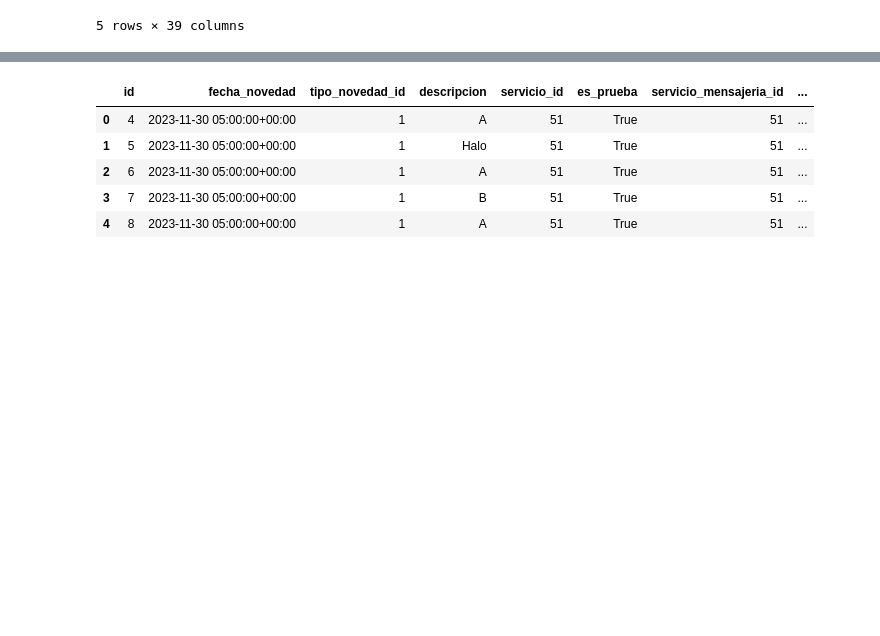
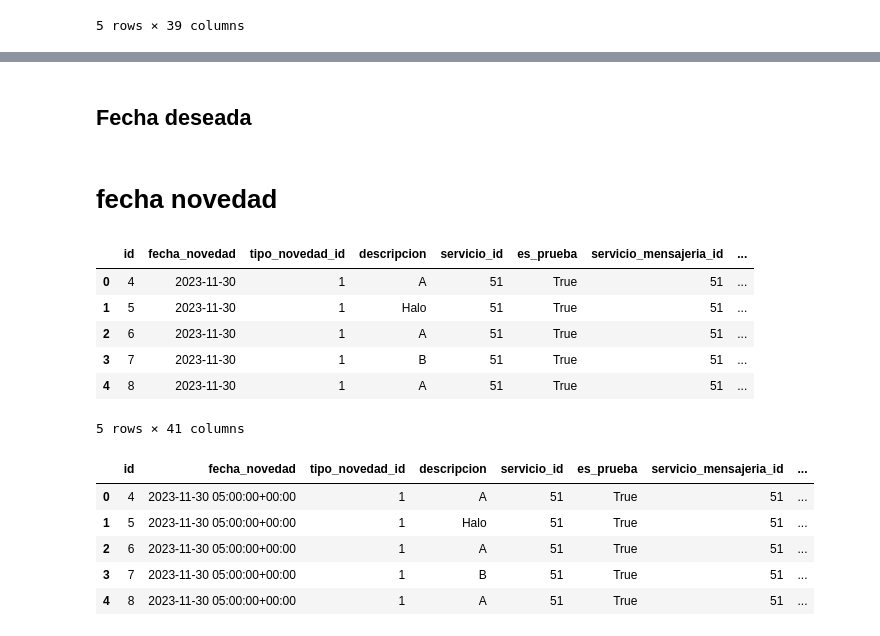
Before and after one commit to NathaMoraHSB/ETL-RapidosYFuriosos, a Jupyter notebook: notebooks/trans_novedades.ipynb, the cells around one changed output, grey strips where cells are left out. Cells and saved outputs as stored; diff of their text form; code cells hidden in the pictures; blank space fills up the shorter version.

```diff
--- a/notebooks/trans_novedades.ipynb
+++ b/notebooks/trans_novedades.ipynb
@@ -204,3 +225,48 @@ MemoryError: Unable to allocate 80.5 GiB for an array with shape (10799308800,)
+# %% [markdown]
+## Fecha deseada
+# %%
+# Convertir fecha_deseada y fecha_completa a formato datetime64[ns] si no se ha hecho ya
+df_datamart['fecha_deseada'] = pd.to_datetime(df_datamart['fecha_deseada'])
+df_dim_fecha['fecha_completa'] = pd.to_datetime(df_dim_fecha['fecha_completa'])
+
+# Realizar el merge para obtener key_dim_fecha correspondiente a cada fecha_deseada
+df_datamart = df_datamart.merge(df_dim_fecha[['fecha_completa', 'key_dim_fecha']],
+                                left_on='fecha_deseada',
+                                right_on='fecha_completa',
+                                how='left')
+
+# Renombrar la columna key_dim_fecha a key_dim_fecha_deseada y eliminar la columna fecha_completa
+df_datamart.rename(columns={'key_dim_fecha': 'key_dim_fecha_deseada'}, inplace=True)
+df_datamart.drop(columns=['fecha_completa', 'fecha_deseada'], inplace=True)
+# %% [markdown]
+# fecha novedad
+# %%
+# Convertir fecha_novedad a formato datetime64[ns] y extraer solo la fecha
+df_datamart['fecha_novedad'] = pd.to_datetime(df_datamart['fecha_novedad']).dt.normalize()  # Esto ajusta solo a la fecha
+
+# Extraer solo la hora en una nueva columna
+df_datamart['hora_novedad'] = pd.to_datetime(df_datamart['fecha_novedad']).dt.time
+
+# Realizar el merge para obtener key_dim_fecha correspondiente a cada fecha_novedad
+df_datamart = df_datamart.merge(df_dim_fecha[['fecha_completa', 'key_dim_fecha']],
+                                left_on='fecha_novedad',
+                                right_on='fecha_completa',
+                                how='left')
+
+# Renombrar la columna key_dim_fecha a key_dim_fecha_novedad y eliminar la columna fecha_completa
+df_datamart.rename(columns={'key_dim_fecha': 'key_dim_fecha_novedad'}, inplace=True)
+df_datamart.drop(columns=['fecha_completa'], inplace=True)
+
+# Verificar el resultado
+df_datamart.head()
+# %% [output]
+|  | id | fecha_novedad | tipo_novedad_id | descripcion | servicio_id | es_prueba | servicio_mensajeria_id | ... |
+| 0 | 4 | 2023-11-30 | 1 | A | 51 | True | 51 | ... |
+| 1 | 5 | 2023-11-30 | 1 | Halo | 51 | True | 51 | ... |
+| 2 | 6 | 2023-11-30 | 1 | A | 51 | True | 51 | ... |
+| 3 | 7 | 2023-11-30 | 1 | B | 51 | True | 51 | ... |
+| 4 | 8 | 2023-11-30 | 1 | A | 51 | True | 51 | ... |
+5 rows × 41 columns
 # %%
 df_datamart.head()
 # %% [output]
```
Also changed, not shown: parts of 3 cells of this notebook, 2 other files.
